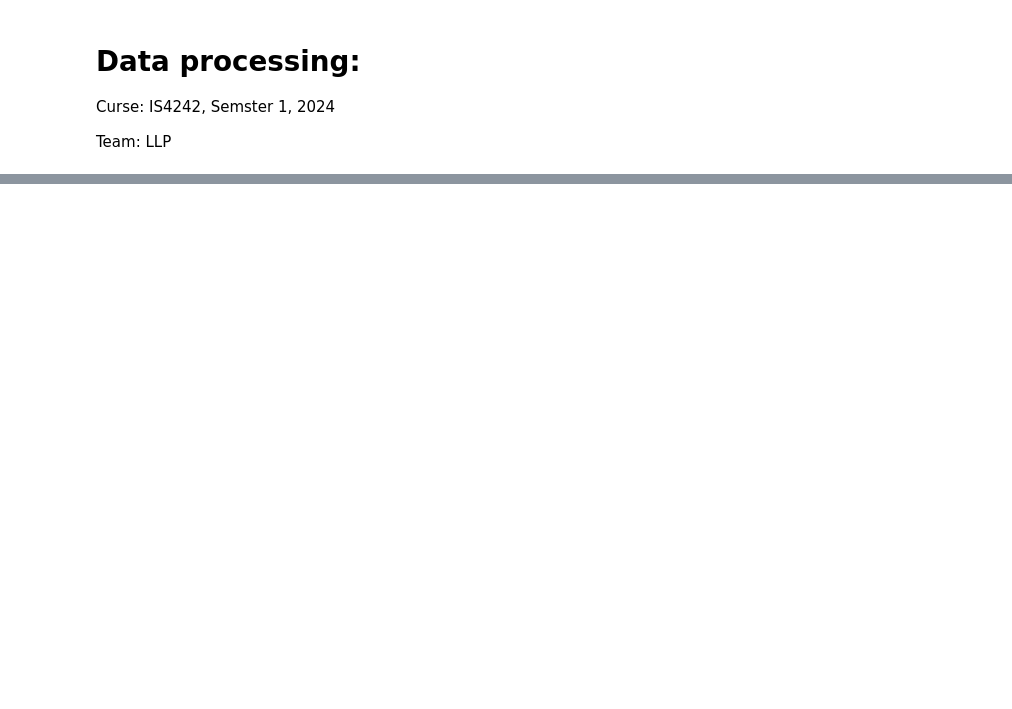
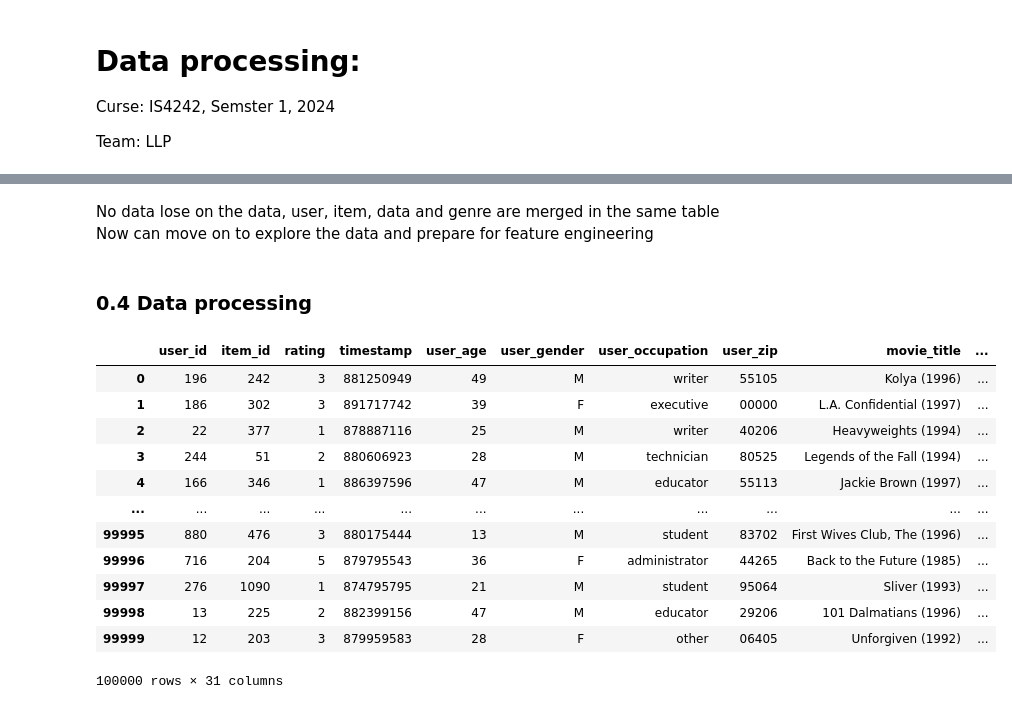
Before and after one commit to Cgolling/LLP_IS4242, a Jupyter notebook: Data_process.ipynb, the cells around one changed output, grey strips where cells are left out. Drawn from its saved outputs; the diff is of its cells as text; code cells hidden in the pictures; blank space fills up the shorter version.

Commit message:
pre data process done

```diff
--- a/Data_process.ipynb
+++ b/Data_process.ipynb
@@ -32,0 +16,10 @@ item.columns = header
+# %%
+""" paths """
+
+U_DATA = 'data/u.data'
+U_GENRE = 'data/u.genre'
+U_ITEM = 'data/u.item'
+U_OCCUPATION = 'data/u.occupation'
+U_USER = 'data/u.user'
+UA_TEST = 'data/ua.test'
+UA_TRAIN = 'data/ua.train'
@@ -34,0 +93,4 @@ item.columns = header
+# %%
+df_all_data = pd.merge(df_all_data, df_user, on="user_id")
+df_all_data = pd.merge(df_all_data, df_item, on="item_id")
+df_all_data.info()
@@ -34,0 +115,21 @@ item.columns = header
+# %% [markdown]
+No data lose on the data, user, item, data and genre are merged in the same table\
+Now can move on to explore the data and prepare for feature engineering
+# %% [markdown]
+### 0.4 Data processing
+# %%
+df_all_data
+# %% [output]
+|  | user_id | item_id | rating | timestamp | user_age | user_gender | user_occupation | user_zip | movie_title | ... |
+| 0 | 196 | 242 | 3 | 881250949 | 49 | M | writer | 55105 | Kolya (1996) | ... |
+| 1 | 186 | 302 | 3 | 891717742 | 39 | F | executive | 00000 | L.A. Confidential (1997) | ... |
+| 2 | 22 | 377 | 1 | 878887116 | 25 | M | writer | 40206 | Heavyweights (1994) | ... |
+| 3 | 244 | 51 | 2 | 880606923 | 28 | M | technician | 80525 | Legends of the Fall (1994) | ... |
+| 4 | 166 | 346 | 1 | 886397596 | 47 | M | educator | 55113 | Jackie Brown (1997) | ... |
+| ... | ... | ... | ... | ... | ... | ... | ... | ... | ... | ... |
+| 99995 | 880 | 476 | 3 | 880175444 | 13 | M | student | 83702 | First Wives Club, The (1996) | ... |
+| 99996 | 716 | 204 | 5 | 879795543 | 36 | F | administrator | 44265 | Back to the Future (1985) | ... |
+| 99997 | 276 | 1090 | 1 | 874795795 | 21 | M | student | 95064 | Sliver (1993) | ... |
+| 99998 | 13 | 225 | 2 | 882399156 | 47 | M | educator | 29206 | 101 Dalmatians (1996) | ... |
+| 99999 | 12 | 203 | 3 | 879959583 | 28 | F | other | 06405 | Unforgiven (1992) | ... |
+100000 rows × 31 columns
```
Also changed, not shown: parts of 24 cells of this notebook, 5 other files.
